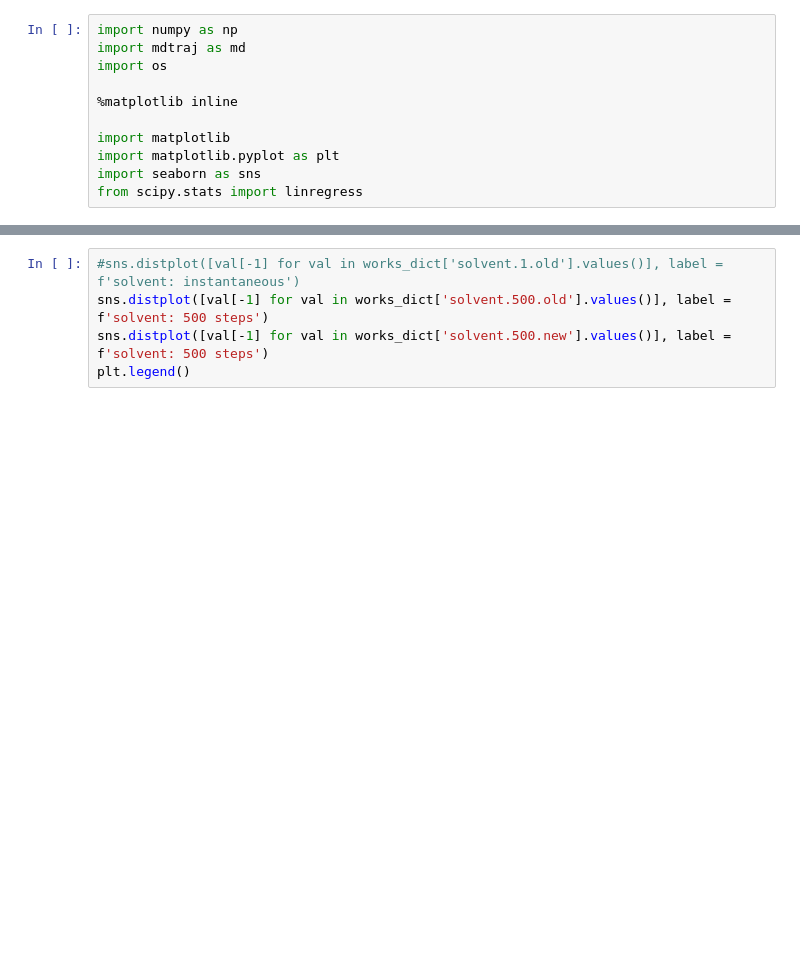
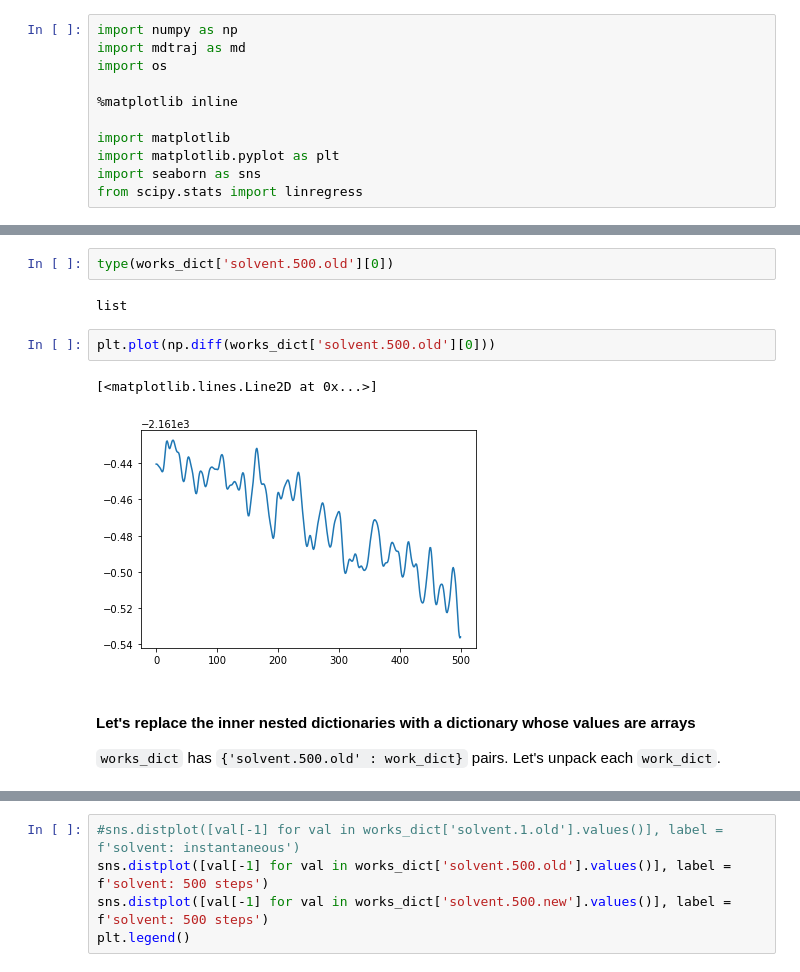
Before and after one commit to choderalab/nn-endstates, a Jupyter notebook: round_1_data/thermocycle.ipynb, the cells around one changed output, grey strips where cells are left out. Drawn from its saved outputs; the diff is of its cells as text; blank space fills up the shorter version.

```diff
--- a/round_1_data/thermocycle.ipynb
+++ b/round_1_data/thermocycle.ipynb
@@ -23,0 +73,13 @@ for phase in ['solvent', 'complex']:
+# %%
+type(works_dict['solvent.500.old'][0])
+# %% [output]
+list
+# %%
+plt.plot(np.diff(works_dict['solvent.500.old'][0]))
+# %% [output]
+[<matplotlib.lines.Line2D at 0x...>]
+[figure, added]
+# %% [markdown]
+#### Let's replace the inner nested dictionaries with a dictionary whose values are arrays
+
+`works_dict` has `{'solvent.500.old' : work_dict}` pairs. Let's unpack each `work_dict`.
```
Also changed, not shown: parts of 24 cells of this notebook.
